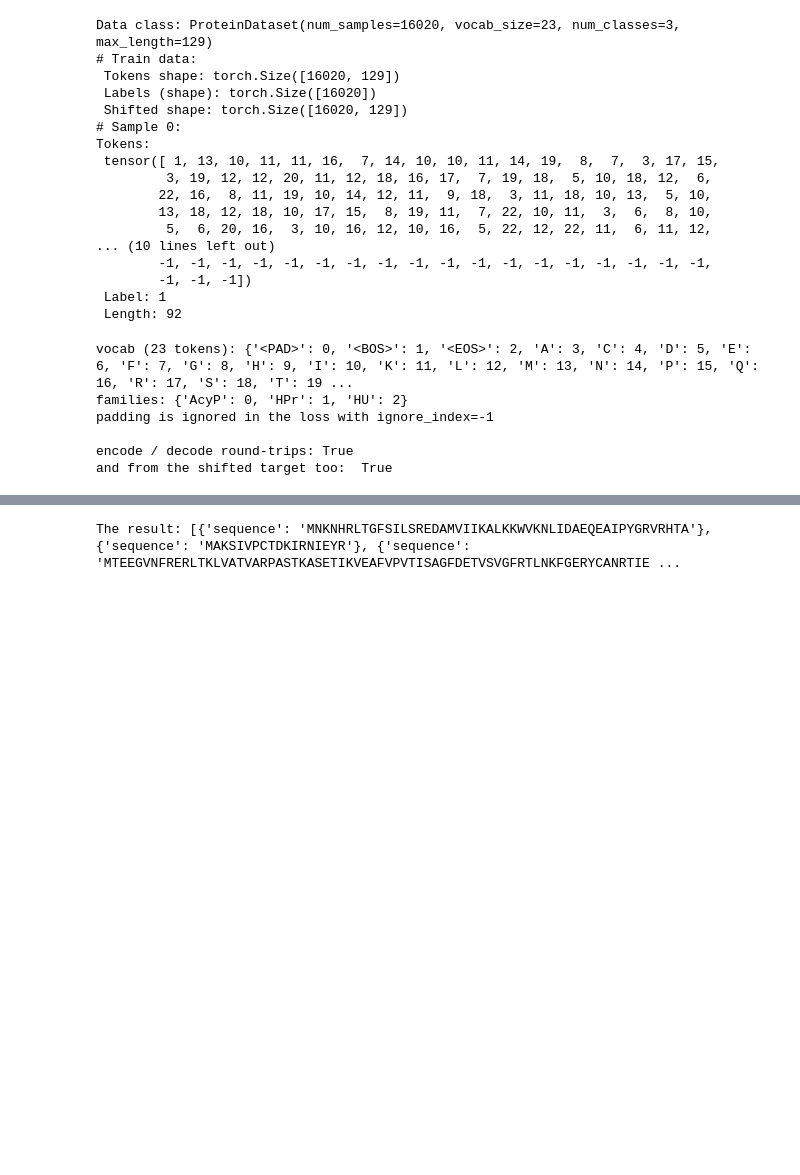
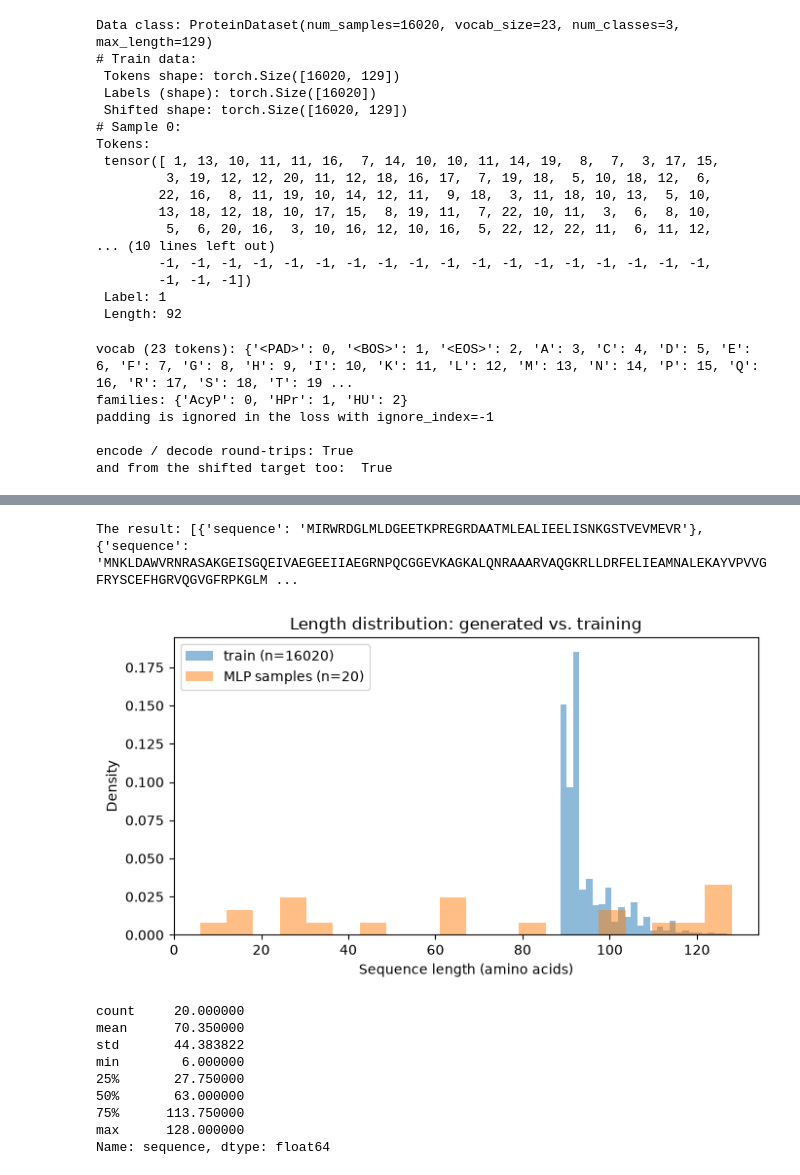
Before and after one commit to TeoPapanikolas/02456-autoregressive-project, a Jupyter notebook: notebooks/mlp_test.ipynb, the cells around one changed output, grey strips where cells are left out. Cells and saved outputs as stored; diff of their text form; code cells hidden in the pictures; blank space fills up the shorter version.

Commit message:
Added eval results and graph for lengths of mlp

```diff
--- a/notebooks/mlp_test.ipynb
+++ b/notebooks/mlp_test.ipynb
@@ -200,7 +200,42 @@ for num in range(20):
         vocab[i] for i in generated
     )
     rows.append({'sequence': sequence})
-
+pd.DataFrame(rows).to_csv("generated.csv", index=False)
 print(f"The result: {rows}")
 # %% [output]
-The result: [{'sequence': 'MNKNHRLTGFSILSREDAMVIIKALKKWVKNLIDAEQEAIPYGRVRHTA'}, {'sequence': 'MAKSIVPCTDKIRNIEYR'}, {'sequence': 'MTEEGVNFRERLTKLVATVARPASTKASETIKVEAFVPVTISAGFDETVSVGFRTLNKFGERYCANRTIE ...
+The result: [{'sequence': 'MIRWRDGLMLDGEETKPREGRDAATMLEALIEELISNKGSTVEVMEVR'}, {'sequence': 'MNKLDAWVRNRASAKGEISGQEIVAEGEEIIAEGRNPQCGGEVKAGKALQNRAAARVAQGKRLLDRFELIEAMNALEKAYVPVVGFRYSCEFHGRVQGVGFRPKGLM ...
+# %%
+import pandas as pd
+import matplotlib.pyplot as plt
+
+project = "/zhome/11/6/224005/DeepLearning/02456-autoregressive-project"
+
+gen = pd.read_csv(f"{project}/notebooks/generated.csv")
+train = pd.read_csv(f"{project}/data/train.csv")
+
+gen_len = gen["sequence"].str.len()
+train_len = train["sequence"].str.len()
+
+plt.figure(figsize=(7, 4))
+plt.hist(train_len, bins=40, density=True, alpha=0.5, label=f"train (n={len(train_len)})")
+plt.hist(gen_len, bins=20, density=True, alpha=0.5, label=f"MLP samples (n={len(gen_len)})")
+plt.xlabel("Sequence length (amino acids)")
+plt.ylabel("Density")
+plt.title("Length distribution: generated vs. training")
+plt.legend()
+plt.tight_layout()
+plt.savefig(f"{project}/notebooks/mlp_lengths.png", dpi=150)
+plt.show()
+
+print(gen_len.describe())
+# %% [output]
+[figure, added]
+count     20.000000
+mean      70.350000
+std       44.383822
+min        6.000000
+25%       27.750000
+50%       63.000000
+75%      113.750000
+max      128.000000
+Name: sequence, dtype: float64
```
Also changed, not shown: parts of 2 cells of this notebook, 5 other files.
